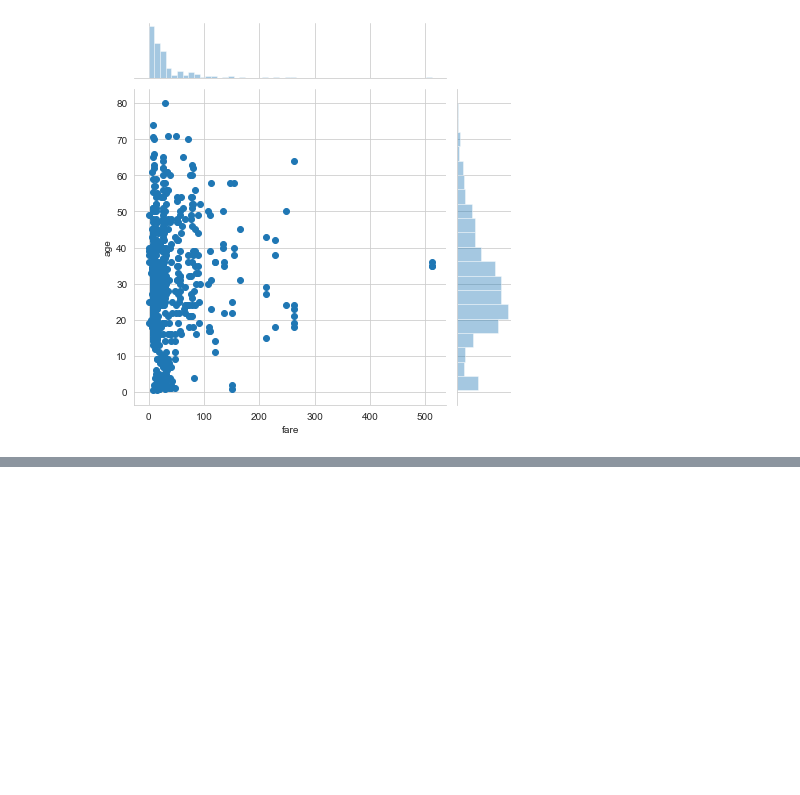
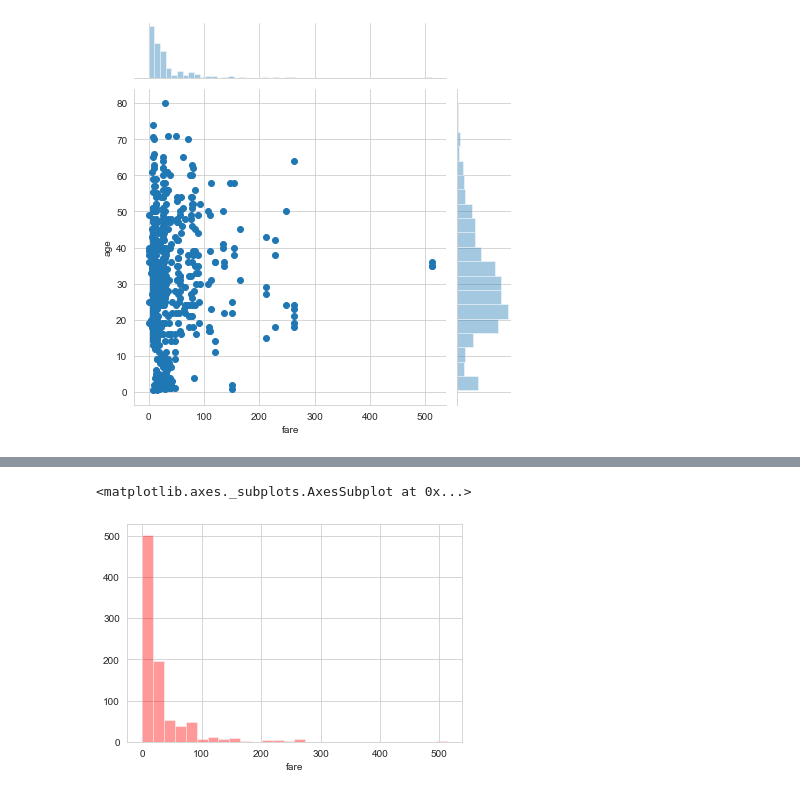
Before and after one commit to AmeyaChavre/py-ds-ml, a Jupyter notebook: Seaborn/Seaborn Lab/07-Seaborn Exercises.ipynb, the cells around one changed output, grey strips where cells are left out. Drawn from its saved outputs; the diff is of its cells as text; code cells hidden in the pictures; blank space fills up the shorter version.

```diff
--- a/Seaborn/Seaborn Lab/07-Seaborn Exercises.ipynb
+++ b/Seaborn/Seaborn Lab/07-Seaborn Exercises.ipynb
@@ -33,0 +30,6 @@ sns.jointplot(x='fare',y='age',data=titanic)
+# %%
+# DistPlot
+sns.distplot(titanic['fare'],kde=False,bins=28,color='red')
+# %% [output]
+<matplotlib.axes._subplots.AxesSubplot at 0x...>
+[figure, added]
```
Also changed, not shown: parts of 11 cells of this notebook.
